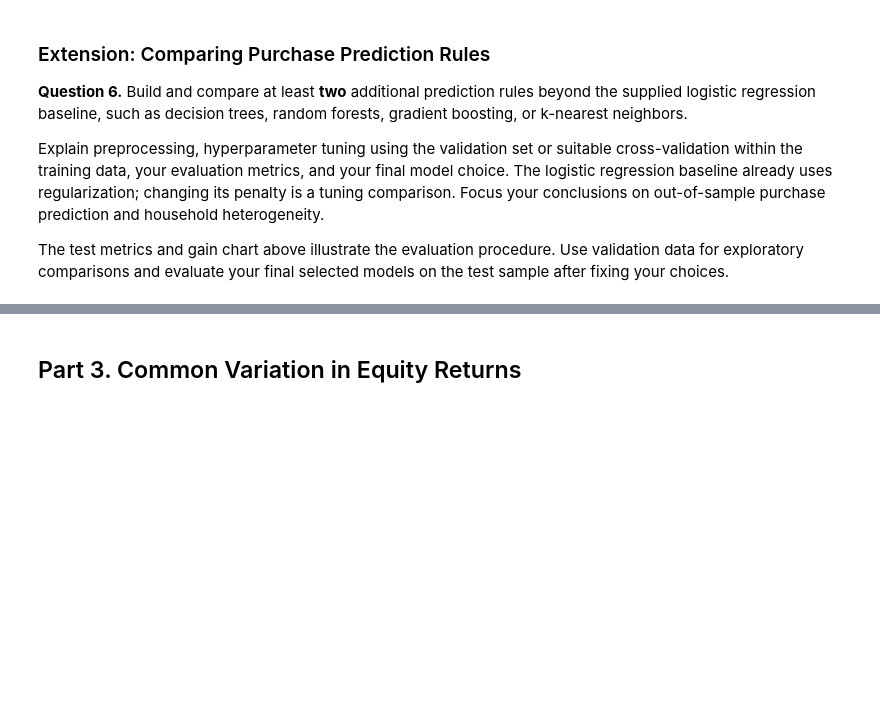
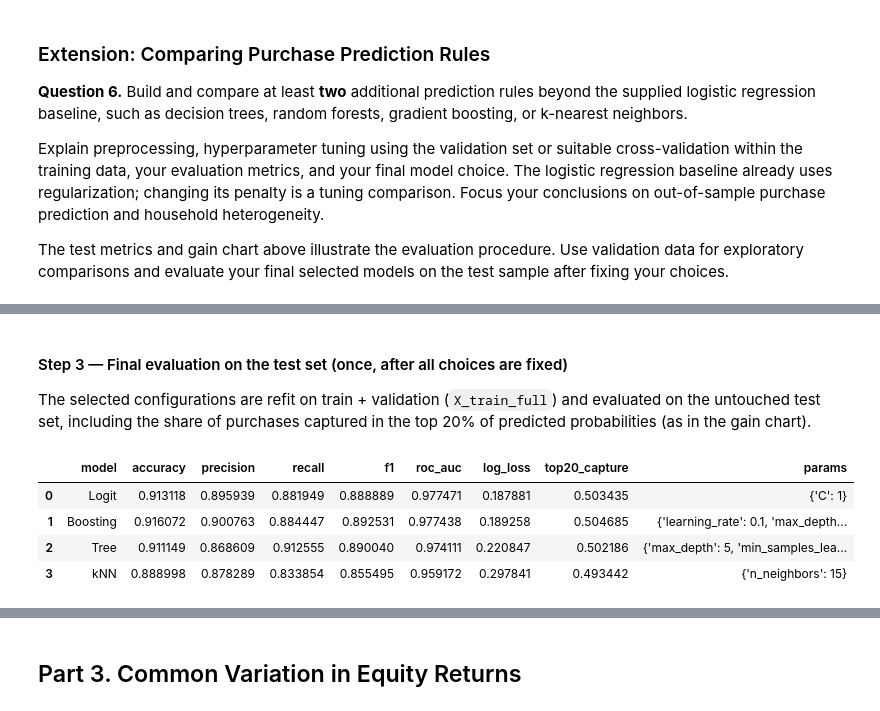
Before and after one commit to KEDES1998/ML_in_Econ, a Jupyter notebook: HW1/ML_Econ_2026_Problem_Set_1.ipynb, the cells around one changed output, grey strips where cells are left out. Drawn from its saved outputs; the diff is of its cells as text; code cells hidden in the pictures; blank space fills up the shorter version.

```diff
--- a/HW1/ML_Econ_2026_Problem_Set_1.ipynb
+++ b/HW1/ML_Econ_2026_Problem_Set_1.ipynb
@@ -629,0 +1109,15 @@ The test metrics and gain chart above illustrate the evaluation procedure. Use v
+# %%
+X_train_np, X_val_np = X_train.drop(columns="period"), X_val.drop(columns="period")
+num_np = [c for c in num_cols if c != "period"]
+prep_np = ColumnTransformer([
+    ("num", StandardScaler(), num_np),
+    ("cat", OneHotEncoder(handle_unknown="ignore", sparse_output=False), cat_cols),
+])
+rows = []
+for _, r in best_val.iterrows():
+    est = clone(grids[r["set"]][0]).set_params(**r["params"])
+    pipe = Pipeline([("prep", clone(prep_np)), ("model", est)]).fit(X_train_np, y_train)
+    res = eval_classifier(pipe, X_val_np, y_val, r["set"])
+    rows.append({"model": r["set"], "val_log_loss_with_period": r["log_loss"], "val_log_loss_without": res["log_loss"],
+                 "val_auc_with_period": r["roc_auc"], "val_auc_without": res["roc_auc"]})
+pd.DataFrame(rows)
@@ -629,0 +1130,23 @@ The test metrics and gain chart above illustrate the evaluation procedure. Use v
+# %% [markdown]
+#### Step 3 — Final evaluation on the test set (once, after all choices are fixed)
+The selected configurations are refit on train + validation (`X_train_full`) and evaluated on the untouched test set, including the share of purchases captured in the top 20% of predicted probabilities (as in the gain chart).
+# %%
+def top20_capture(pipe, X, y):
+    p = pipe.predict_proba(X)[:, 1]
+    top = np.argsort(-p)[: int(0.2 * len(y))]
+    return y.values[top].sum() / y.sum()
+
+final_rows, final_models = [], {}
+for _, r in best_val.iterrows():
+    est = clone(grids[r["set"]][0]).set_params(**r["params"])
+    pipe = Pipeline([("prep", clone(preprocess_dense)), ("model", est)]).fit(X_train_full, y_train_full)
+    final_models[r["set"]] = pipe
+    final_rows.append({**eval_classifier(pipe, X_test, y_test, r["set"]), "top20_capture": top20_capture(pipe, X_test, y_test),
+                       "params": r["params"]})
+pd.DataFrame(final_rows).rename(columns={"set": "model"})
+# %% [output]
+|  | model | accuracy | precision | recall | f1 | roc_auc | log_loss | top20_capture | params |
+| 0 | Logit | 0.913118 | 0.895939 | 0.881949 | 0.888889 | 0.977471 | 0.187881 | 0.503435 | {'C': 1} |
+| 1 | Boosting | 0.916072 | 0.900763 | 0.884447 | 0.892531 | 0.977438 | 0.189258 | 0.504685 | {'learning_rate': 0.1, 'max_depth... |
+| 2 | Tree | 0.911149 | 0.868609 | 0.912555 | 0.890040 | 0.974111 | 0.220847 | 0.502186 | {'max_depth': 5, 'min_samples_lea... |
+| 3 | kNN | 0.888998 | 0.878289 | 0.833854 | 0.855495 | 0.959172 | 0.297841 | 0.493442 | {'n_neighbors': 15} |
```
Also changed, not shown: parts of 114 cells of this notebook, 1 other file.
